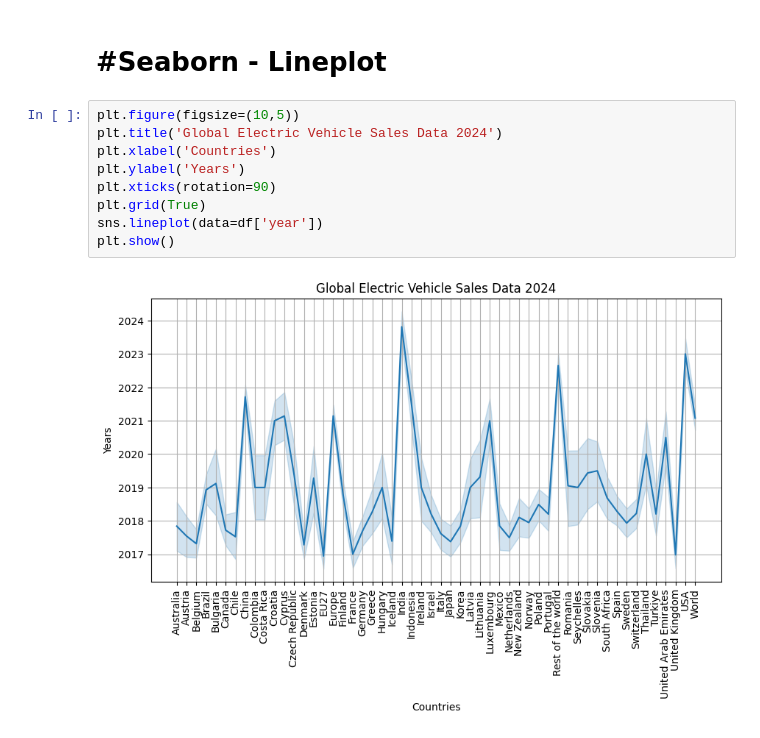
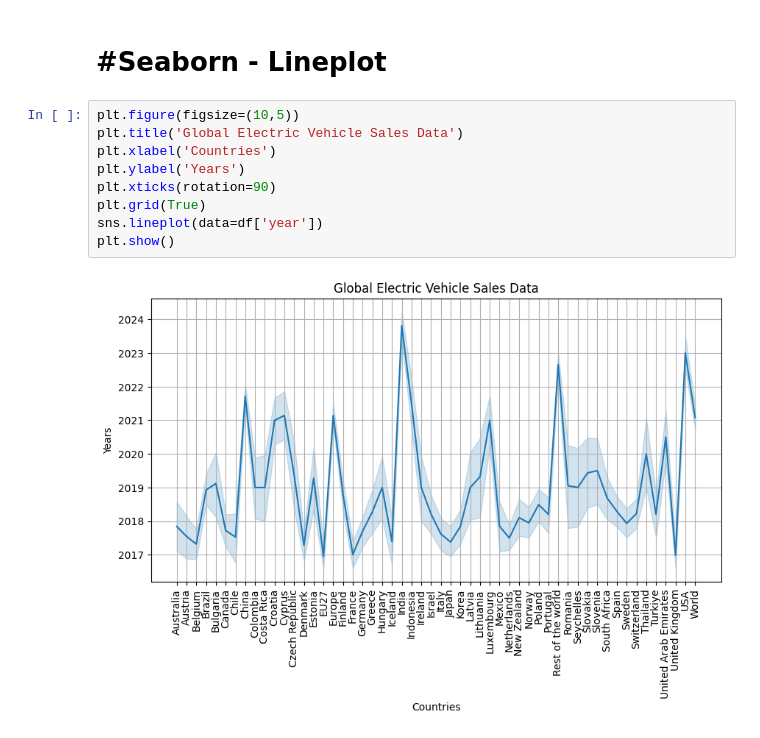
Before and after one commit to azimjaan21/EV_data2024, a Jupyter notebook: Global_EV_Data_2024.ipynb, the cells around one changed output. Saved outputs shown, nothing was run; the diff lists cells and outputs as text.

```diff
--- a/Global_EV_Data_2024.ipynb
+++ b/Global_EV_Data_2024.ipynb
@@ -29,12 +29,12 @@ df.head()
 # #Seaborn - Lineplot
 # %%
 plt.figure(figsize=(10,5))
-plt.title('Global Electric Vehicle Sales Data 2024')
+plt.title('Global Electric Vehicle Sales Data')
 plt.xlabel('Countries')
 plt.ylabel('Years')
 plt.xticks(rotation=90)
 plt.grid(True)
 sns.lineplot(data=df['year'])
 plt.show()
 # %% [output]
-[figure, old version]
+[figure, new version]
```
